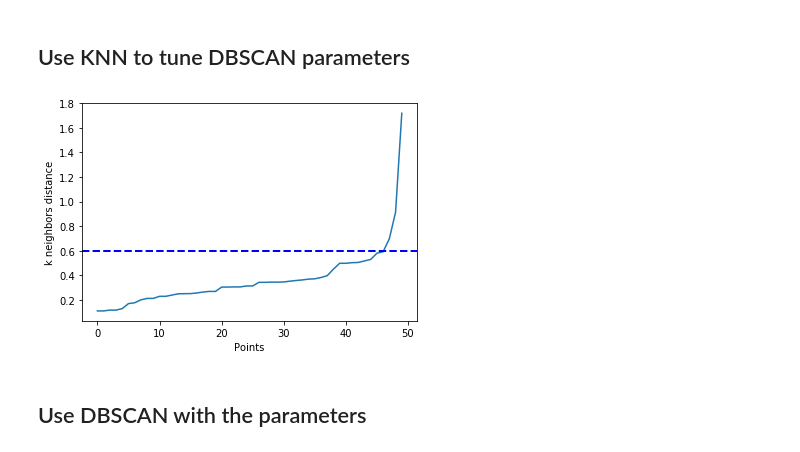
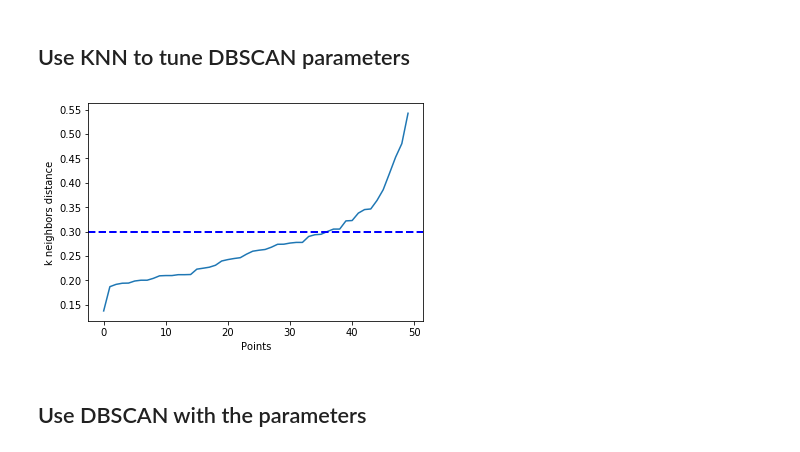
Before and after one commit to alankritjoshi/cs6220f17project2, a Jupyter notebook: 02_working/process_dataset.ipynb, the cells around one changed output. Drawn from its saved outputs; the diff is of its cells as text; code cells hidden in the pictures.

```diff
--- a/02_working/process_dataset.ipynb
+++ b/02_working/process_dataset.ipynb
@@ -778,18 +778,17 @@ save_plot(fig, 'd3-inactive')
 # %% [markdown]
 ## Use KNN to tune DBSCAN parameters
 # %%
-k = 2
-
-nbrs = NearestNeighbors(n_neighbors=k).fit(risk_factor_data_norm)
-distances, _ = nbrs.kneighbors(risk_factor_data_norm)
+k = 4
+nbrs = NearestNeighbors(n_neighbors=k).fit(outcome_data_norm)
+distances, _ = nbrs.kneighbors(outcome_data_norm)
 distances = np.sort(distances[:,-1])
 plt.plot(range(len(distances)), distances)
-plt.axhline(0.6, color='b', linestyle='dashed', linewidth=2)
+plt.axhline(0.3, color='b', linestyle='dashed', linewidth=2)
 plt.ylabel('k neighbors distance')
 plt.xlabel('Points')
 plt.show()
 # %% [output]
-[figure, old version]
+[figure, new version]
 # %% [markdown]
 ## Use DBSCAN with the parameters
 # %%
```
Also changed, not shown: parts of 6 cells of this notebook, 1 other file.
